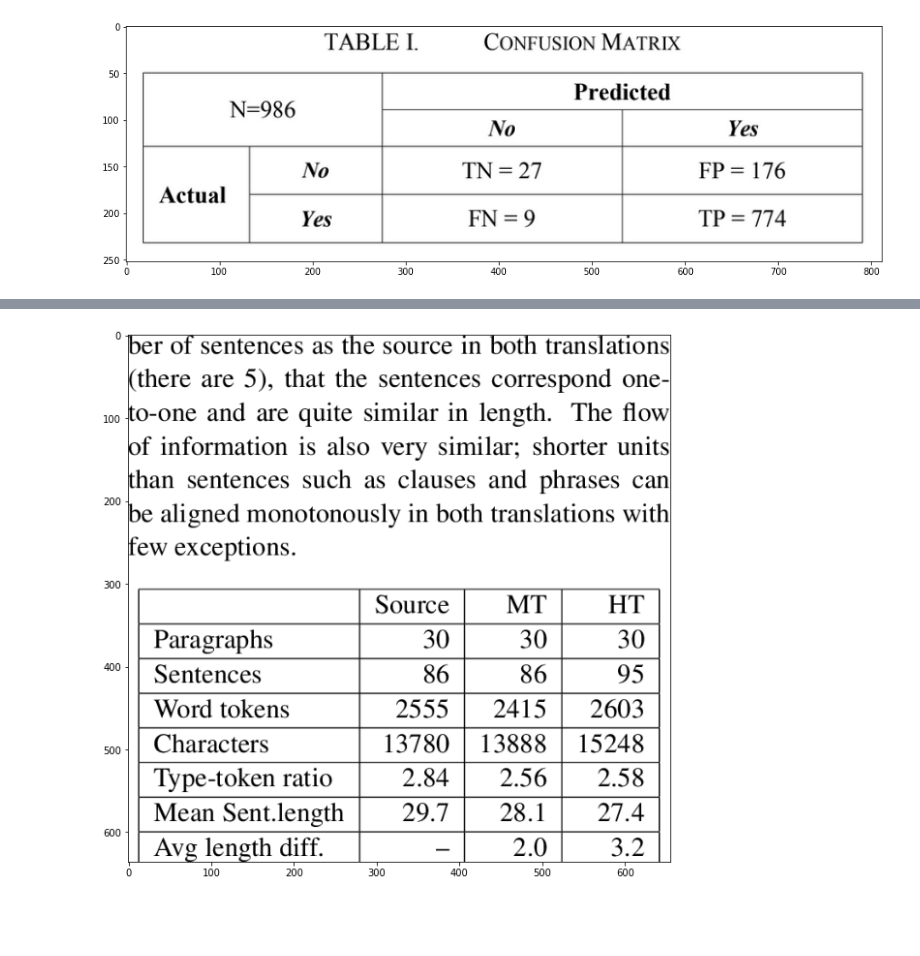
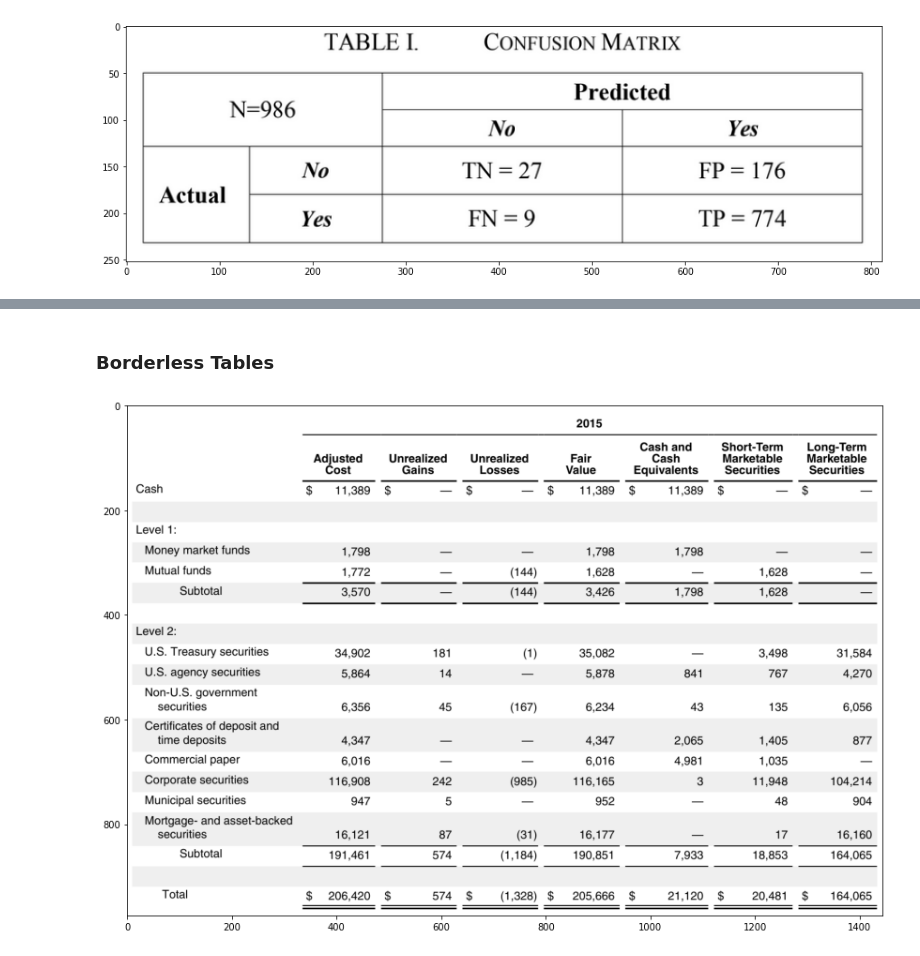
Before and after one commit to sachindevsharma/Table_Data_from_Images, a Jupyter notebook: Demo.ipynb, the cells around one changed output, grey strips where cells are left out. Drawn from its saved outputs; the diff is of its cells as text; code cells hidden in the pictures; blank space fills up the shorter version.

Commit message:
Added functionality for borderless table detection

```diff
--- a/Demo.ipynb
+++ b/Demo.ipynb
@@ -8,5 +5,9 @@ import cv2
 # %%
 def display_image(image, figsize=(15,10)):
+    try:
+        img = cv2.cvtColor(image, cv2.COLOR_BGR2RGB)
+    except:
+        pass
     fig = plt.figure(figsize=figsize)
     ax = fig.add_subplot(111)
-    ax.imshow(image)
+    ax.imshow(image, cmap='gray')
@@ -153,5 +114,7 @@ No of Tables : 1
+# %% [markdown]
+### Borderless Tables
 # %%
-image = cv2.imread('Images/grid_table06.png')
+image = cv2.imread('Images/borderless_table01.png')
 display_image(image)
 # %% [output]
-[figure, old version]
+[figure, new version]
```
Also changed, not shown: parts of 25 cells of this notebook, 11 other files.
